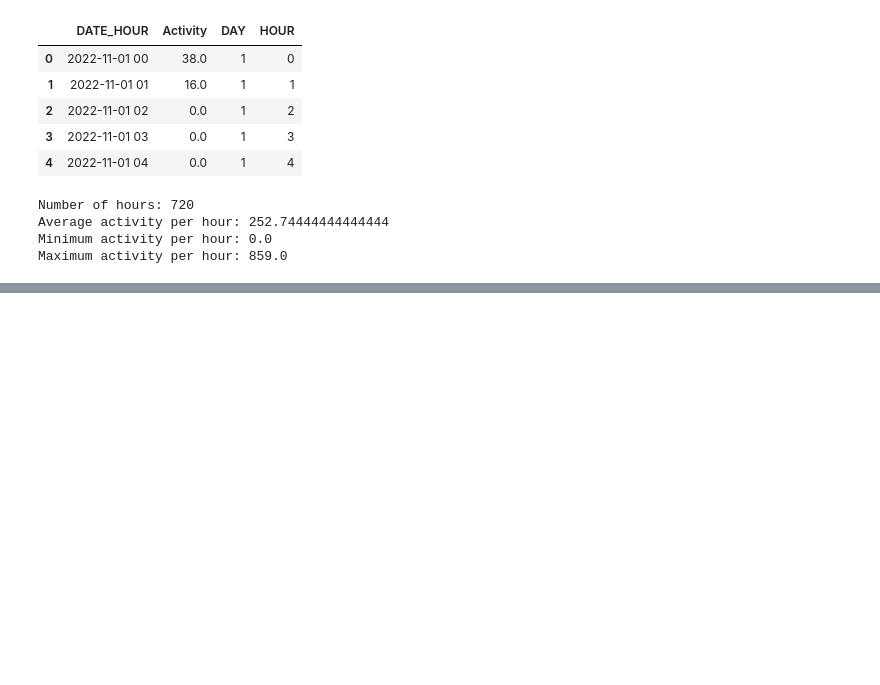
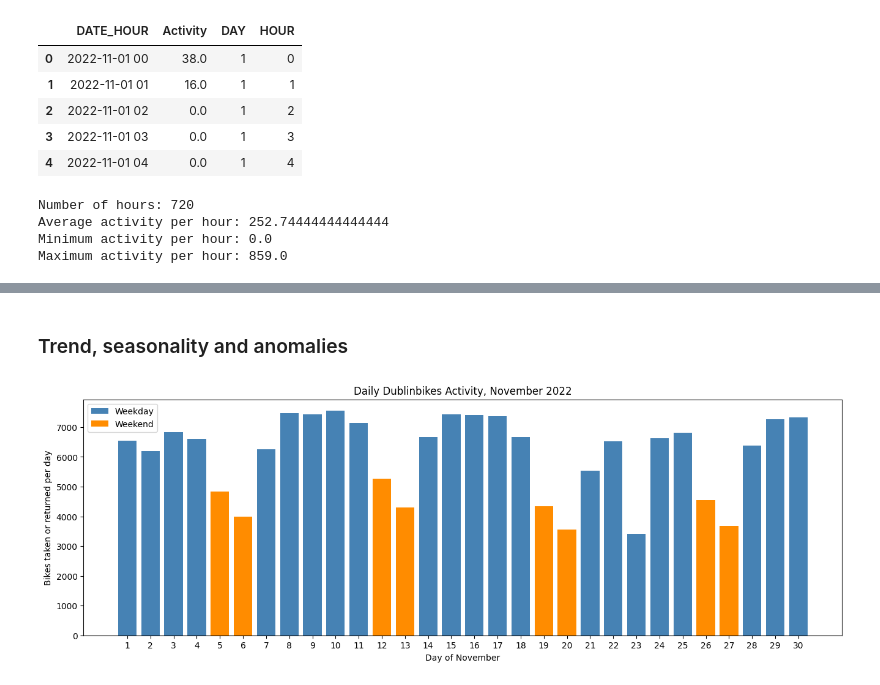
Before and after one commit to pericles-1995/CA1-2026193, a Jupyter notebook: CA1_Machine_Learning.ipynb, the cells around one changed output, grey strips where cells are left out. Saved outputs shown, nothing was run; the diff lists cells and outputs as text; code cells hidden in the pictures; blank space fills up the shorter version.

```diff
--- a/CA1_Machine_Learning.ipynb
+++ b/CA1_Machine_Learning.ipynb
@@ -868,0 +882,24 @@ Maximum activity per hour: 859.0
+# %% [markdown]
+### Trend, seasonality and anomalies
+# %%
+# Total activity per day
+daily = data.groupby('DAY')['Activity'].sum().reset_index()
+daily = daily.rename(columns = {'Activity': 'Daily_Activity'})
+daily['IS_WEEKEND'] = (daily['DAY'] - (daily['DAY'] / 7).astype(int) * 7 >= 5).astype(int)   # 1 = weekend, 0 = weekday
+
+# Separate weekdays and weekends
+weekdays = daily[daily['IS_WEEKEND'] == 0].copy()
+weekends = daily[daily['IS_WEEKEND'] == 1].copy()
+
+# Plot the daily totals (weekdays in blue, weekends in orange)
+plt.figure(figsize = (16, 5))
+plt.bar(weekdays['DAY'], weekdays['Daily_Activity'], color = 'steelblue', label = 'Weekday')
+plt.bar(weekends['DAY'], weekends['Daily_Activity'], color = 'darkorange', label = 'Weekend')
+plt.title('Daily Dublinbikes Activity, November 2022')
+plt.ylabel('Bikes taken or returned per day')
+plt.xlabel('Day of November')
+plt.xticks(range(1, 31))
+plt.legend()
+plt.show()
+# %% [output]
+[figure, added]
```
Also changed, not shown: parts of 7 cells of this notebook.
